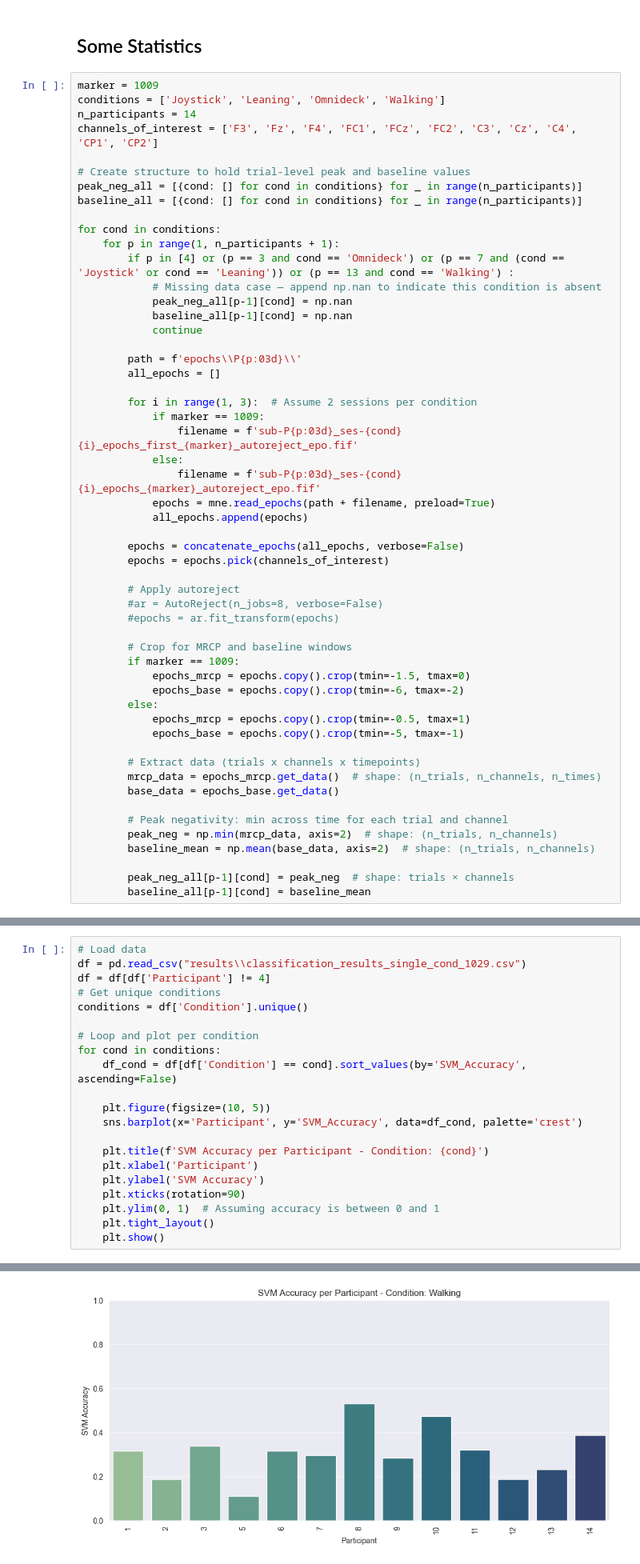
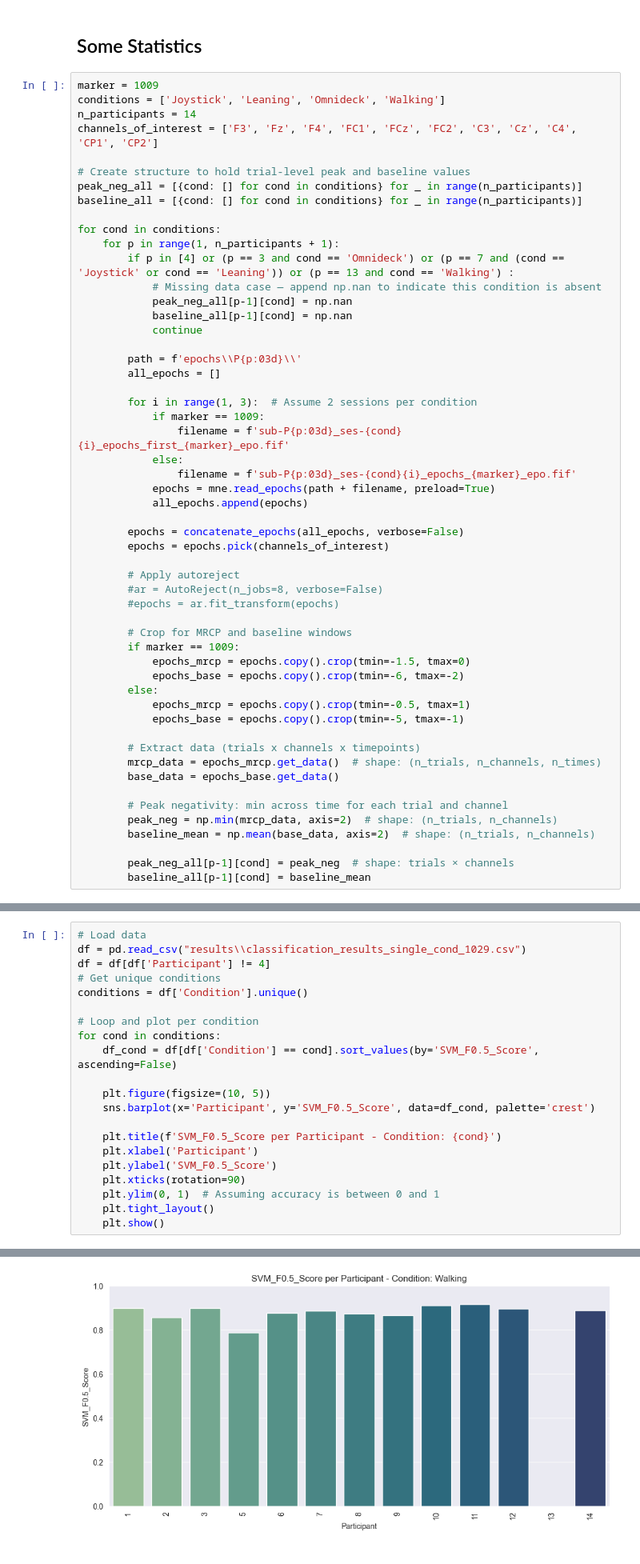
Before and after one commit to Stadopower/Master_Thesis_Stadlbauer, a Jupyter notebook: results.ipynb, the cells around one changed output, grey strips where cells are left out. Shown at 80% size. Drawn from its saved outputs; the diff is of its cells as text.

```diff
--- a/results.ipynb
+++ b/results.ipynb
@@ -51,9 +64,9 @@ for cond in conditions:
 
         for i in range(1, 3):  # Assume 2 sessions per condition
             if marker == 1009:
-                filename = f'sub-P{p:03d}_ses-{cond}{i}_epochs_first_{marker}_autoreject_epo.fif'
+                filename = f'sub-P{p:03d}_ses-{cond}{i}_epochs_first_{marker}_epo.fif'
             else:
-                filename = f'sub-P{p:03d}_ses-{cond}{i}_epochs_{marker}_autoreject_epo.fif'
+                filename = f'sub-P{p:03d}_ses-{cond}{i}_epochs_{marker}_epo.fif'
             epochs = mne.read_epochs(path + filename, preload=True)
             all_epochs.append(epochs)
 
@@ -423,14 +436,14 @@ conditions = df['Condition'].unique()
 
 # Loop and plot per condition
 for cond in conditions:
-    df_cond = df[df['Condition'] == cond].sort_values(by='SVM_Accuracy', ascending=False)
+    df_cond = df[df['Condition'] == cond].sort_values(by='SVM_F0.5_Score', ascending=False)
 
     plt.figure(figsize=(10, 5))
-    sns.barplot(x='Participant', y='SVM_Accuracy', data=df_cond, palette='crest')
+    sns.barplot(x='Participant', y='SVM_F0.5_Score', data=df_cond, palette='crest')
 
-    plt.title(f'SVM Accuracy per Participant - Condition: {cond}')
+    plt.title(f'SVM_F0.5_Score per Participant - Condition: {cond}')
     plt.xlabel('Participant')
-    plt.ylabel('SVM Accuracy')
+    plt.ylabel('SVM_F0.5_Score')
     plt.xticks(rotation=90)
     plt.ylim(0, 1)  # Assuming accuracy is between 0 and 1
     plt.tight_layout()
@@ -454,4 +467,4 @@ Passing `palette` without assigning `hue` is deprecated and will be removed in v
-[figure, old version]
+[figure, new version]
 # %%
 df_avg = df.groupby('Participant')['LDA_Accuracy'].mean().reset_index()
 
```
Also changed, not shown: parts of 17 cells of this notebook, 9 other files.
